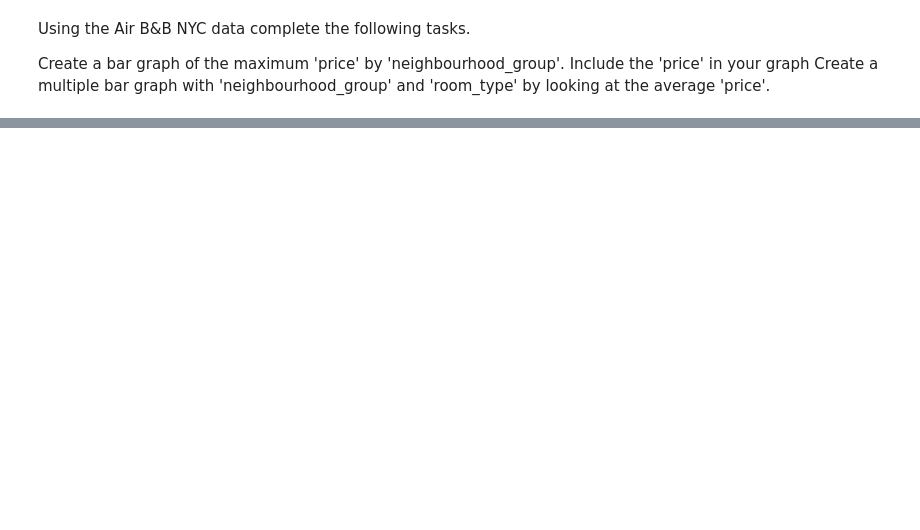
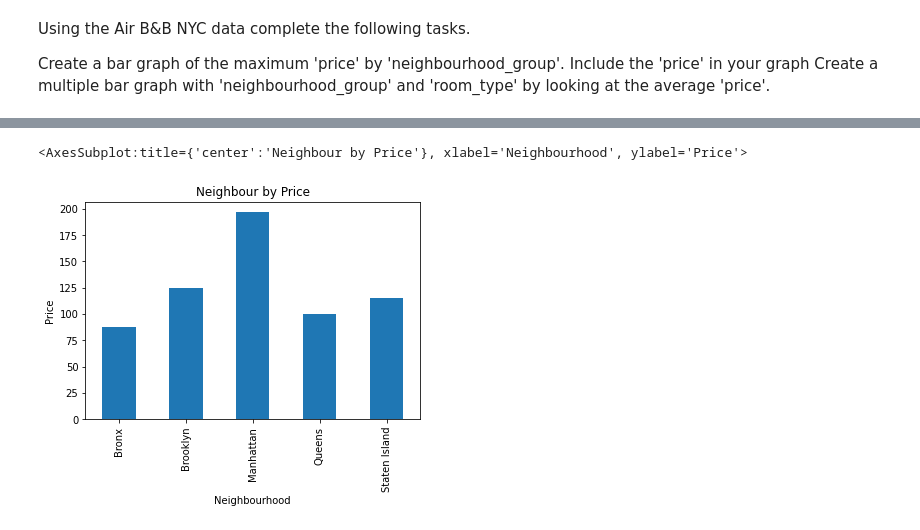
Before and after one commit to sovikapoudel/Data-Visualiation-Spring-2022, a Jupyter notebook: Quiz_24.ipynb, the cells around one changed output, grey strips where cells are left out. Cells and saved outputs as stored; diff of their text form; code cells hidden in the pictures; blank space fills up the shorter version.

```diff
--- a/Quiz_24.ipynb
+++ b/Quiz_24.ipynb
@@ -38,0 +43,8 @@ grp=df.groupby('neighbourhood_group').price.agg('mean').plot(kind='bar',
+# %%
+df.groupby('neighbourhood_group').price.agg('mean').plot(kind='bar',
+                                                             title = 'Neighbour by Price',
+                                                             xlabel= "Neighbourhood",
+                                                             ylabel = 'Price') #now we can see both labels.
+# %% [output]
+<AxesSubplot:title={'center':'Neighbour by Price'}, xlabel='Neighbourhood', ylabel='Price'>
+[figure, added]
```
Also changed, not shown: parts of 4 cells of this notebook.
